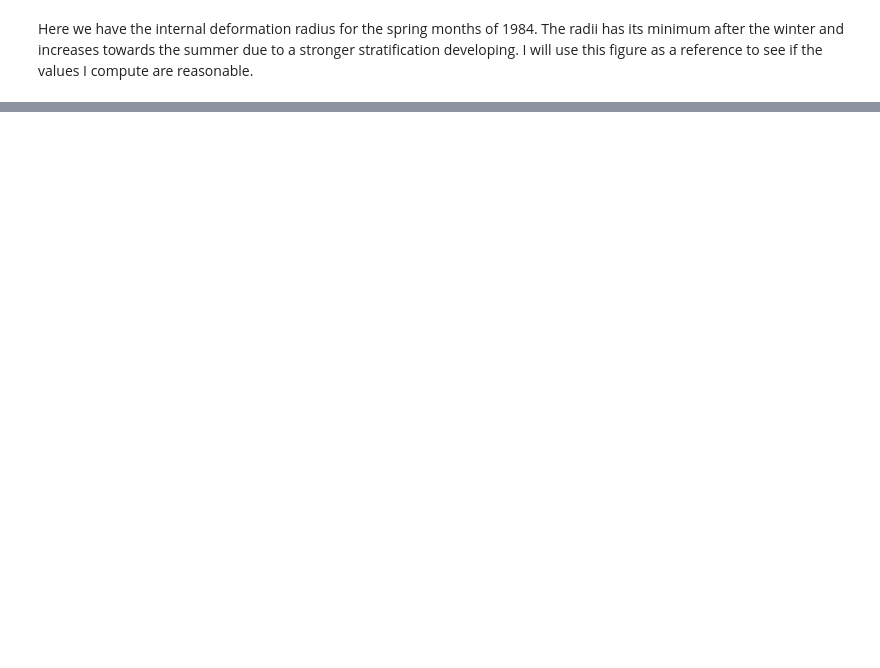
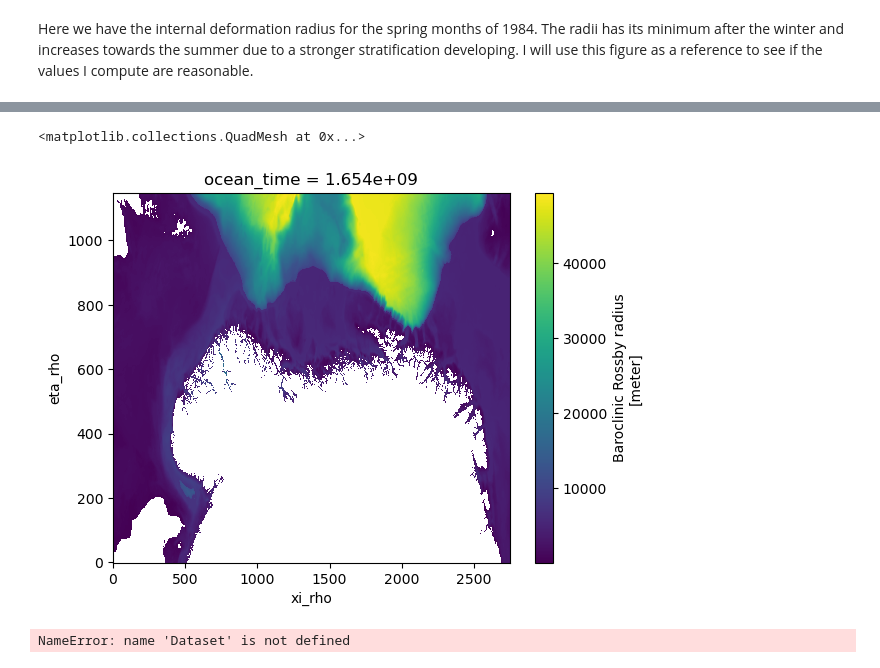
Before and after one commit to kjes4pres/MET_sommer25, a Jupyter notebook: windmill_analysis.ipynb, the cells around one changed output, grey strips where cells are left out. Saved outputs shown, nothing was run; the diff lists cells and outputs as text; code cells hidden in the pictures; blank space fills up the shorter version.

```diff
--- a/windmill_analysis.ipynb
+++ b/windmill_analysis.ipynb
@@ -45,0 +75,5 @@ warnings.filterwarnings("ignore")
+# %%
+ds_zlevs_changed.gamma_r.isel(ocean_time=0).plot()
+# %% [output]
+<matplotlib.collections.QuadMesh at 0x...>
+[figure, added]
@@ -45,0 +94,5 @@ warnings.filterwarnings("ignore")
+# %%
+path1 = '/lustre/storeB/project/nwp/havvind/hav/results/experiment/EXP-06/norkyst_avg_0001.nc'
+ds1 = Dataset(path1)
+# %% [output]
+NameError: name 'Dataset' is not defined
```
Also changed, not shown: parts of 12 cells of this notebook.
